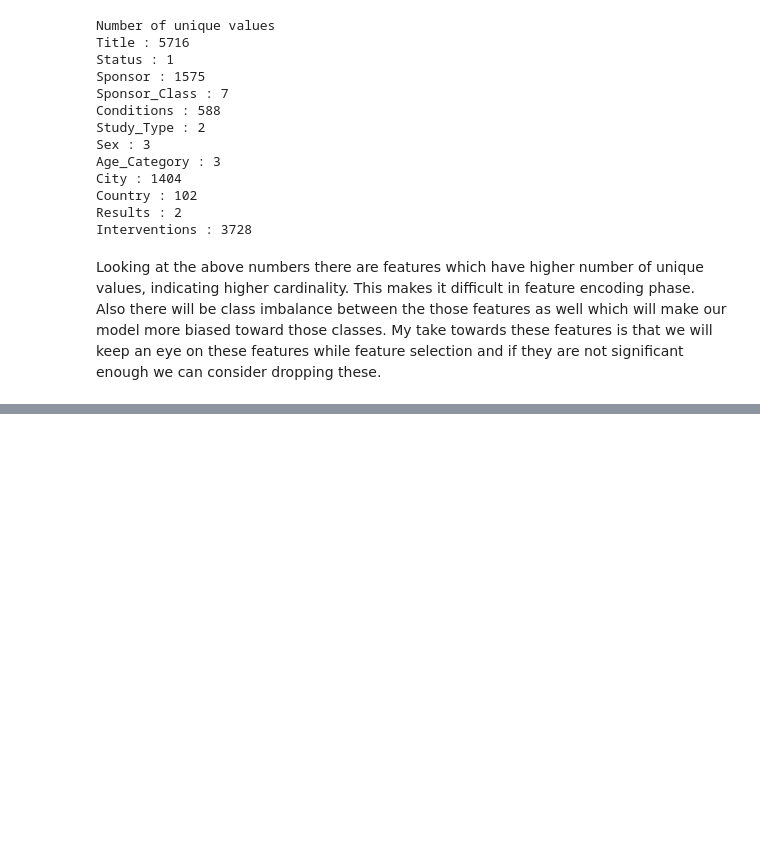
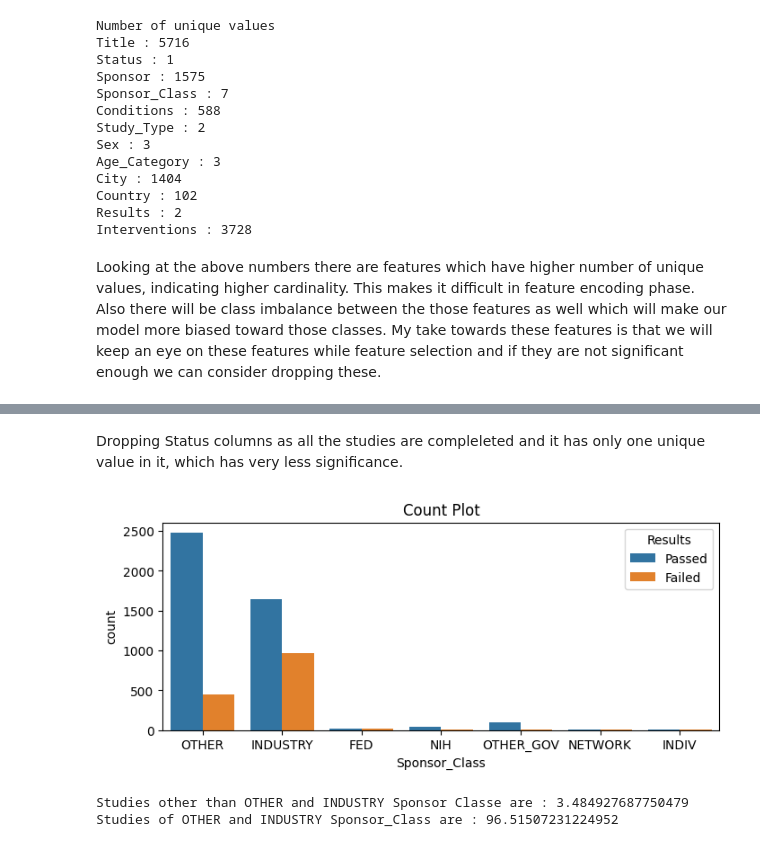
Before and after one commit to soil15/Risk-Scorer, a Jupyter notebook: notebooks/second_iteration/EDA.ipynb, the cells around one changed output, grey strips where cells are left out. Drawn from its saved outputs; the diff is of its cells as text; code cells hidden in the pictures; blank space fills up the shorter version.

```diff
--- a/notebooks/second_iteration/EDA.ipynb
+++ b/notebooks/second_iteration/EDA.ipynb
@@ -147,3 +147,7 @@ Results : 2
 Interventions : 3728
 # %% [markdown]
 Looking at the above numbers there are features which have higher number of unique values, indicating higher cardinality. This makes it difficult in feature encoding phase. Also there will be class imbalance between the those features as well which will make our model more biased toward those classes. My take towards these features is that we will keep an eye on these features while feature selection and if they are not significant enough we can consider dropping these.
+# %%
+df.drop('Status', axis=1, inplace=True)
+
+df.head()
@@ -149,0 +161,17 @@ Looking at the above numbers there are features which have higher number of uniq
+# %% [markdown]
+Dropping Status columns as all the studies are compleleted and it has only one unique value in it, which has very less significance.
+# %%
+plt.figure(figsize=(8,3))
+sns.countplot(data=df, x='Sponsor_Class', hue=output_feature)
+plt.title('Count Plot')
+plt.show()
+# %% [output]
+[figure, added]
+# %%
+print('Studies other than OTHER and INDUSTRY Sponsor Classe are : {}'.format(len(df[(df['Sponsor_Class'] != 'OTHER') & (df['Sponsor_Class'] != 'INDUSTRY')])
+/ len(df) * 100))
+
+print('Studies of OTHER and INDUSTRY Sponsor_Class are : {}'.format(len(df[(df['Sponsor_Class'] == 'OTHER') | (df['Sponsor_Class'] == 'INDUSTRY')])/len(df) * 100 ))
+# %% [output]
+Studies other than OTHER and INDUSTRY Sponsor Classe are : 3.484927687750479
+Studies of OTHER and INDUSTRY Sponsor_Class are : 96.51507231224952
```
Also changed, not shown: parts of 14 cells of this notebook.
